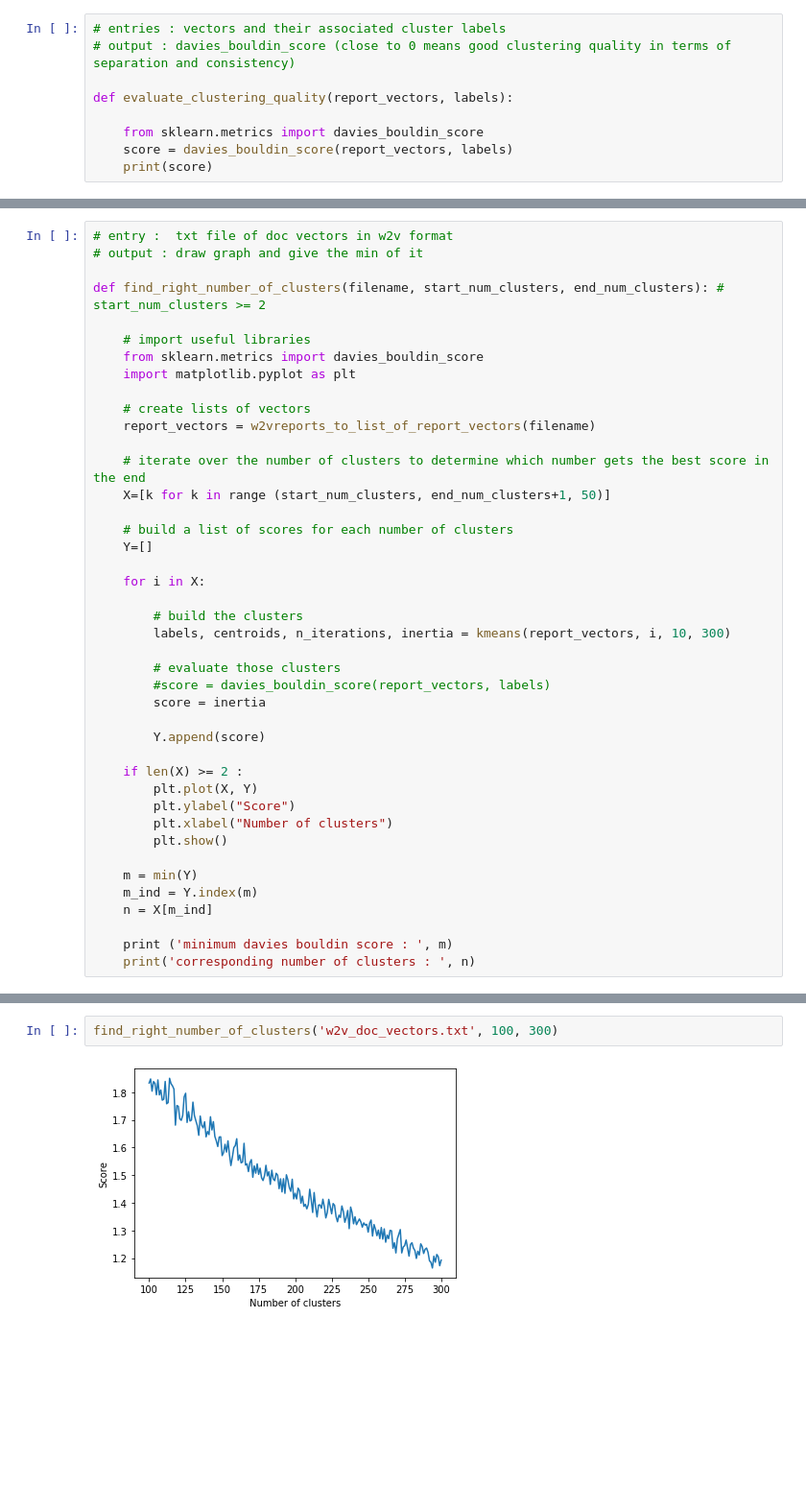
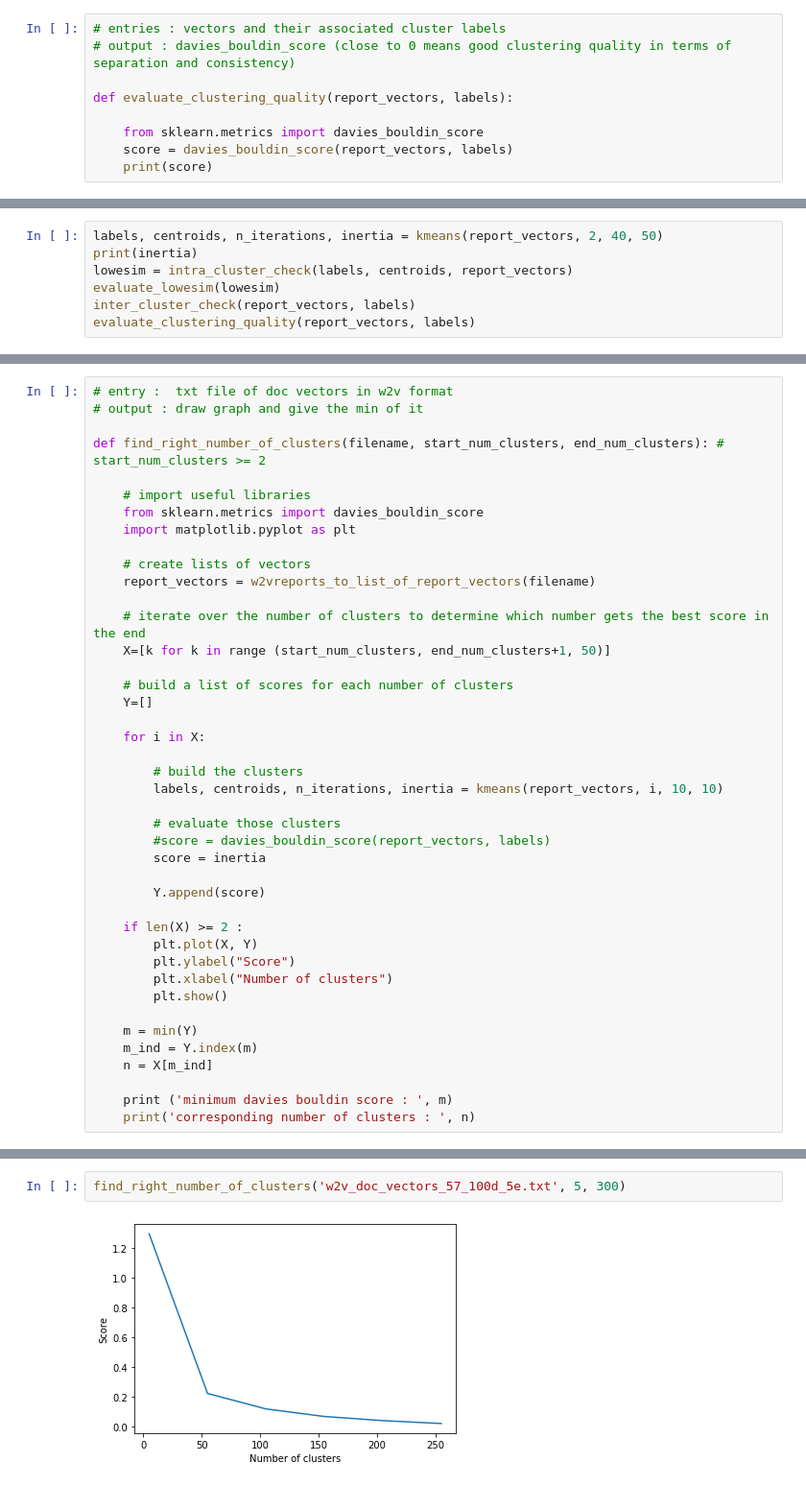
Before and after one commit to urendil/ASRS, a Jupyter notebook: B_Doc_clustering.ipynb, the cells around one changed output, grey strips where cells are left out. Shown: that part at 96% size. Saved outputs shown, nothing was run; the diff lists cells and outputs as text; blank space fills up the shorter version.

```diff
--- a/B_Doc_clustering.ipynb
+++ b/B_Doc_clustering.ipynb
@@ -196,0 +186,7 @@ evaluate_clustering_quality(report_vectors, labels)
+# %%
+labels, centroids, n_iterations, inertia = kmeans(report_vectors, 2, 40, 50)
+print(inertia)
+lowesim = intra_cluster_check(labels, centroids, report_vectors)
+evaluate_lowesim(lowesim)
+inter_cluster_check(report_vectors, labels)
+evaluate_clustering_quality(report_vectors, labels)
@@ -216,7 +220,7 @@ def find_right_number_of_clusters(filename, start_num_clusters, end_num_clusters
     for i in X:
 
         # build the clusters
-        labels, centroids, n_iterations, inertia = kmeans(report_vectors, i, 10, 300)
+        labels, centroids, n_iterations, inertia = kmeans(report_vectors, i, 10, 10)
 
         # evaluate those clusters
         #score = davies_bouldin_score(report_vectors, labels)
@@ -257,4 +249,4 @@ corresponding number of clusters :  200
 # %%
-find_right_number_of_clusters('w2v_doc_vectors.txt', 100, 300)
+find_right_number_of_clusters('w2v_doc_vectors_57_100d_5e.txt', 5, 300)
 # %% [output]
-[figure, old version]
+[figure, new version]
```
Also changed, not shown: parts of 34 cells of this notebook, 6 other files.
